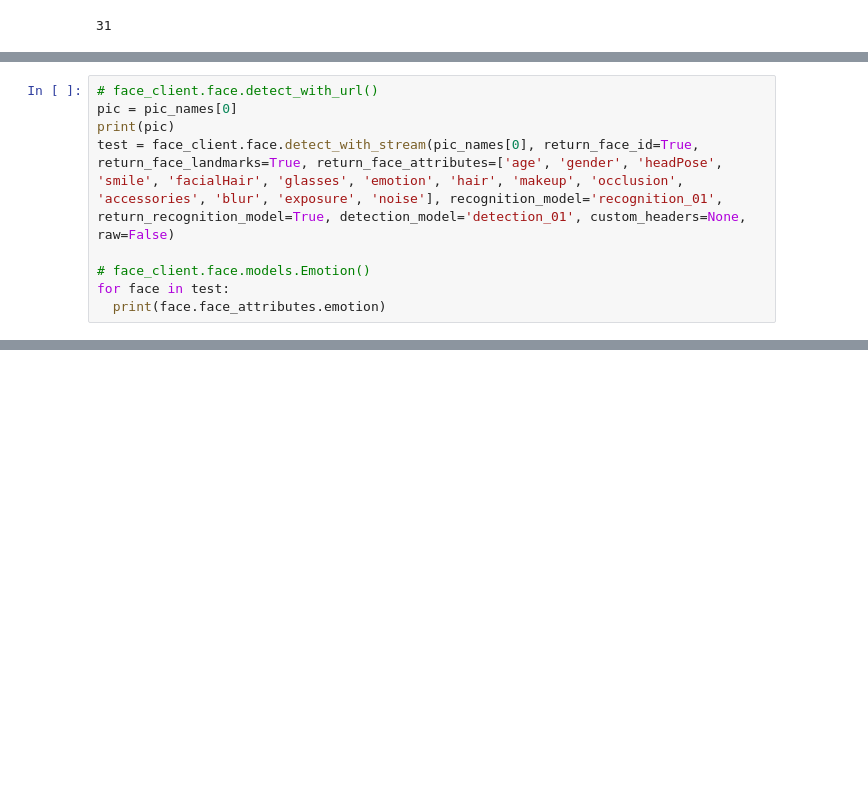
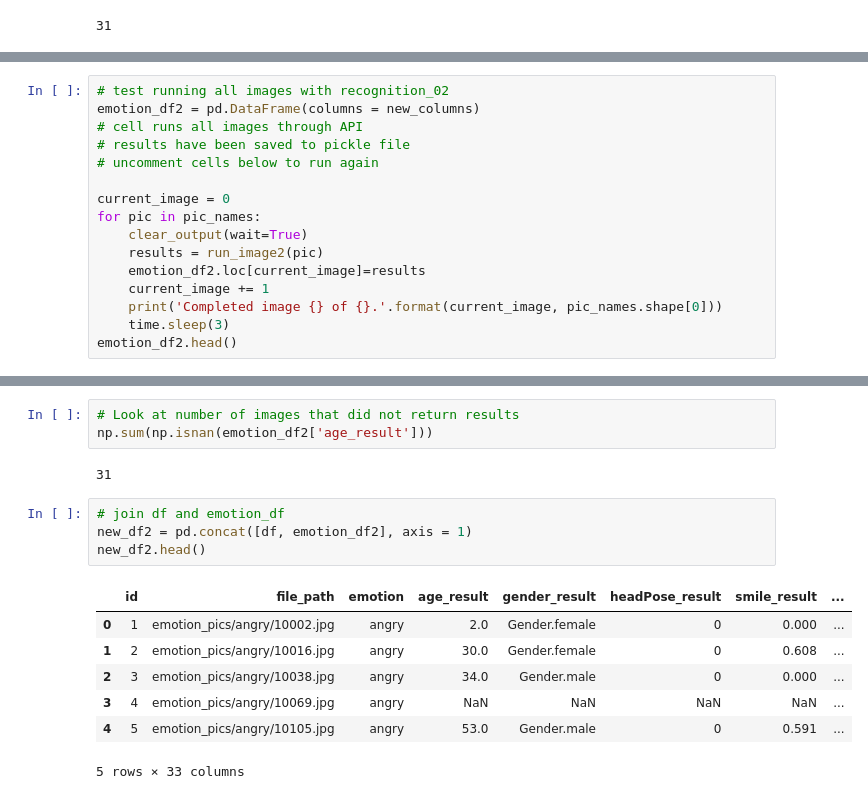
Before and after one commit to nagemnat/cs_face, a Jupyter notebook: emotions.ipynb, the cells around one changed output, grey strips where cells are left out. Saved outputs shown, nothing was run; the diff lists cells and outputs as text; blank space fills up the shorter version.

```diff
--- a/emotions.ipynb
+++ b/emotions.ipynb
@@ -551,9 +443,0 @@ for x in range(pic_names.shape[0]):
-# %%
-# face_client.face.detect_with_url()
-pic = pic_names[0]
-print(pic)
-test = face_client.face.detect_with_stream(pic_names[0], return_face_id=True, return_face_landmarks=True, return_face_attributes=['age', 'gender', 'headPose', 'smile', 'facialHair', 'glasses', 'emotion', 'hair', 'makeup', 'occlusion', 'accessories', 'blur', 'exposure', 'noise'], recognition_model='recognition_01', return_recognition_model=True, detection_model='detection_01', custom_headers=None, raw=False)
-
-# face_client.face.models.Emotion()
-for face in test:
-  print(face.face_attributes.emotion)
@@ -562,0 +447,16 @@ AttributeError: 'str' object has no attribute 'read'
+# %%
+# test running all images with recognition_02
+emotion_df2 = pd.DataFrame(columns = new_columns)
+# cell runs all images through API
+# results have been saved to pickle file
+# uncomment cells below to run again
+
+current_image = 0
+for pic in pic_names:
+    clear_output(wait=True)
+    results = run_image2(pic)
+    emotion_df2.loc[current_image]=results
+    current_image += 1
+    print('Completed image {} of {}.'.format(current_image, pic_names.shape[0]))
+    time.sleep(3)
+emotion_df2.head()
@@ -562,0 +472,17 @@ AttributeError: 'str' object has no attribute 'read'
+# %%
+# Look at number of images that did not return results
+np.sum(np.isnan(emotion_df2['age_result']))
+# %% [output]
+31
+# %%
+# join df and emotion_df
+new_df2 = pd.concat([df, emotion_df2], axis = 1)
+new_df2.head()
+# %% [output]
+|  | id | file_path | emotion | age_result | gender_result | headPose_result | smile_result | ... |
+| 0 | 1 | emotion_pics/angry/10002.jpg | angry | 2.0 | Gender.female | 0 | 0.000 | ... |
+| 1 | 2 | emotion_pics/angry/10016.jpg | angry | 30.0 | Gender.female | 0 | 0.608 | ... |
+| 2 | 3 | emotion_pics/angry/10038.jpg | angry | 34.0 | Gender.male | 0 | 0.000 | ... |
+| 3 | 4 | emotion_pics/angry/10069.jpg | angry | NaN | NaN | NaN | NaN | ... |
+| 4 | 5 | emotion_pics/angry/10105.jpg | angry | 53.0 | Gender.male | 0 | 0.591 | ... |
+5 rows × 33 columns
```
Also changed, not shown: parts of 37 cells of this notebook, 1 other file.
